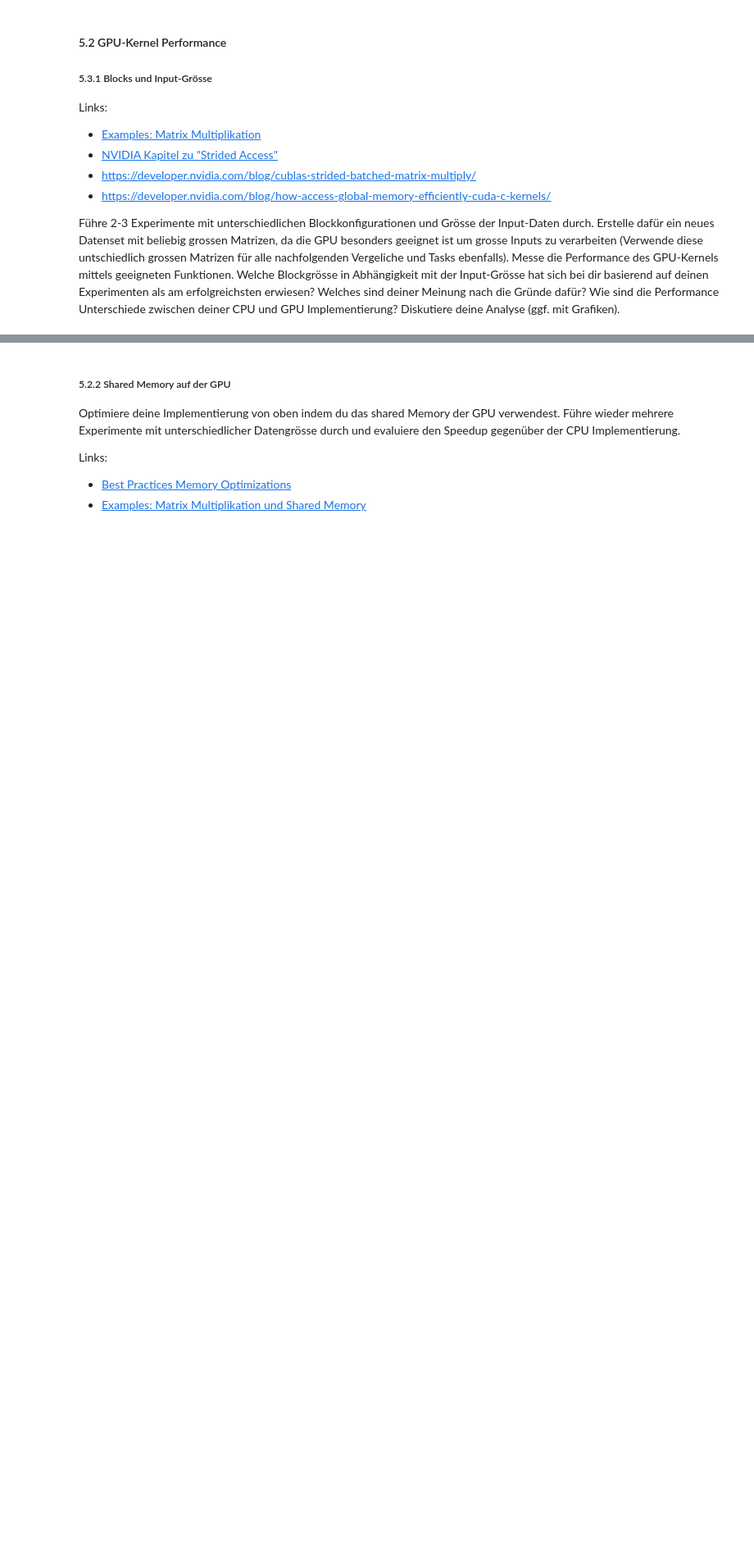
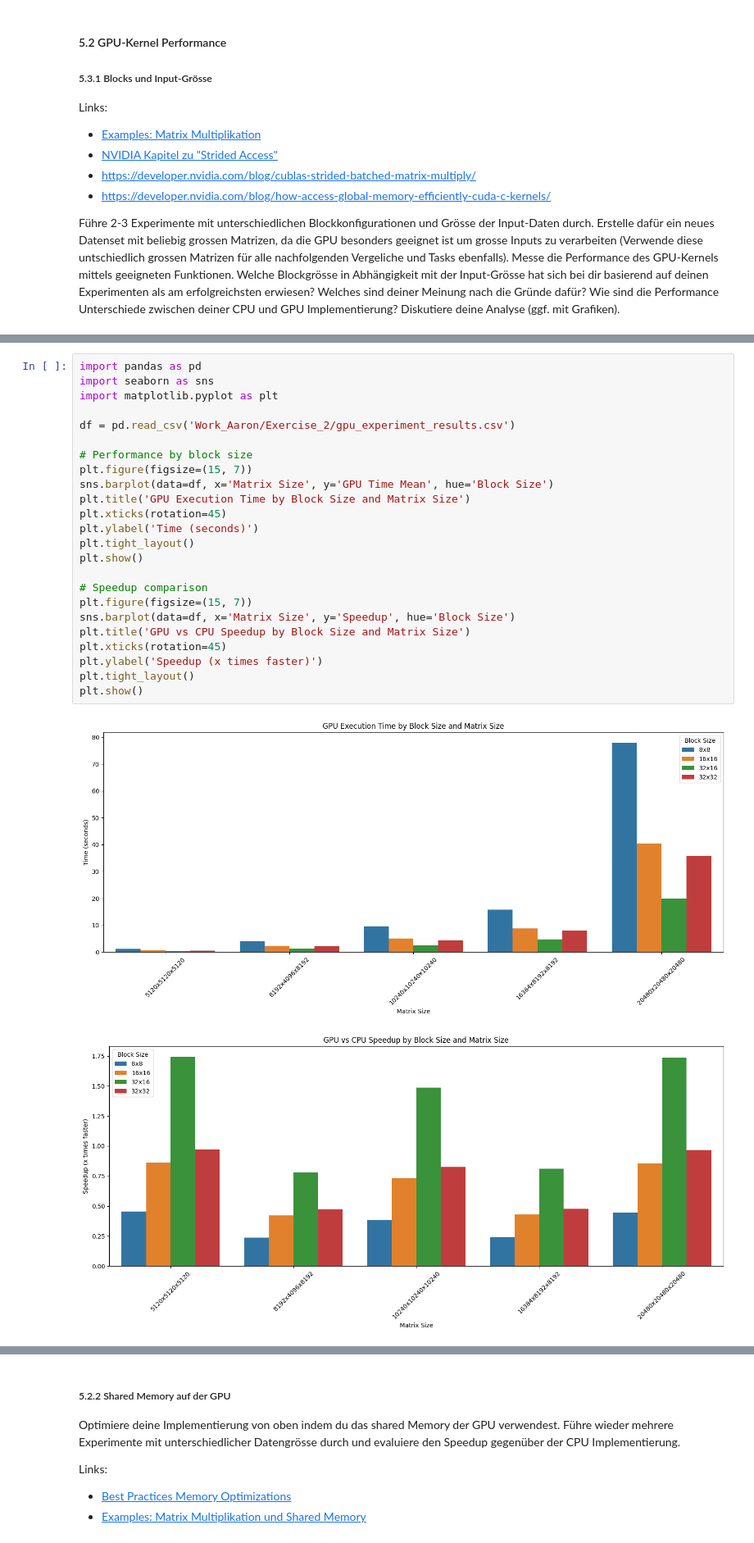
Before and after one commit to IAaron4/hs24-mc2, a Jupyter notebook: hpc_fs24_mc2_teil2.ipynb, the cells around one changed output, grey strips where cells are left out. Shown: that part at 82% size. Saved outputs shown, nothing was run; the diff lists cells and outputs as text; blank space fills up the shorter version.

```diff
--- a/hpc_fs24_mc2_teil2.ipynb
+++ b/hpc_fs24_mc2_teil2.ipynb
@@ -74,0 +735,27 @@ Führe 2-3 Experimente mit unterschiedlichen Blockkonfigurationen und Grösse de
+# %%
+import pandas as pd
+import seaborn as sns
+import matplotlib.pyplot as plt
+
+df = pd.read_csv('Work_Aaron/Exercise_2/gpu_experiment_results.csv')
+
+# Performance by block size
+plt.figure(figsize=(15, 7))
+sns.barplot(data=df, x='Matrix Size', y='GPU Time Mean', hue='Block Size')
+plt.title('GPU Execution Time by Block Size and Matrix Size')
+plt.xticks(rotation=45)
+plt.ylabel('Time (seconds)')
+plt.tight_layout()
+plt.show()
+
+# Speedup comparison
+plt.figure(figsize=(15, 7))
+sns.barplot(data=df, x='Matrix Size', y='Speedup', hue='Block Size')
+plt.title('GPU vs CPU Speedup by Block Size and Matrix Size')
+plt.xticks(rotation=45)
+plt.ylabel('Speedup (x times faster)')
+plt.tight_layout()
+plt.show()
+# %% [output]
+[figure, added]
+[figure, added]
```
Also changed, not shown: parts of 19 cells of this notebook.
